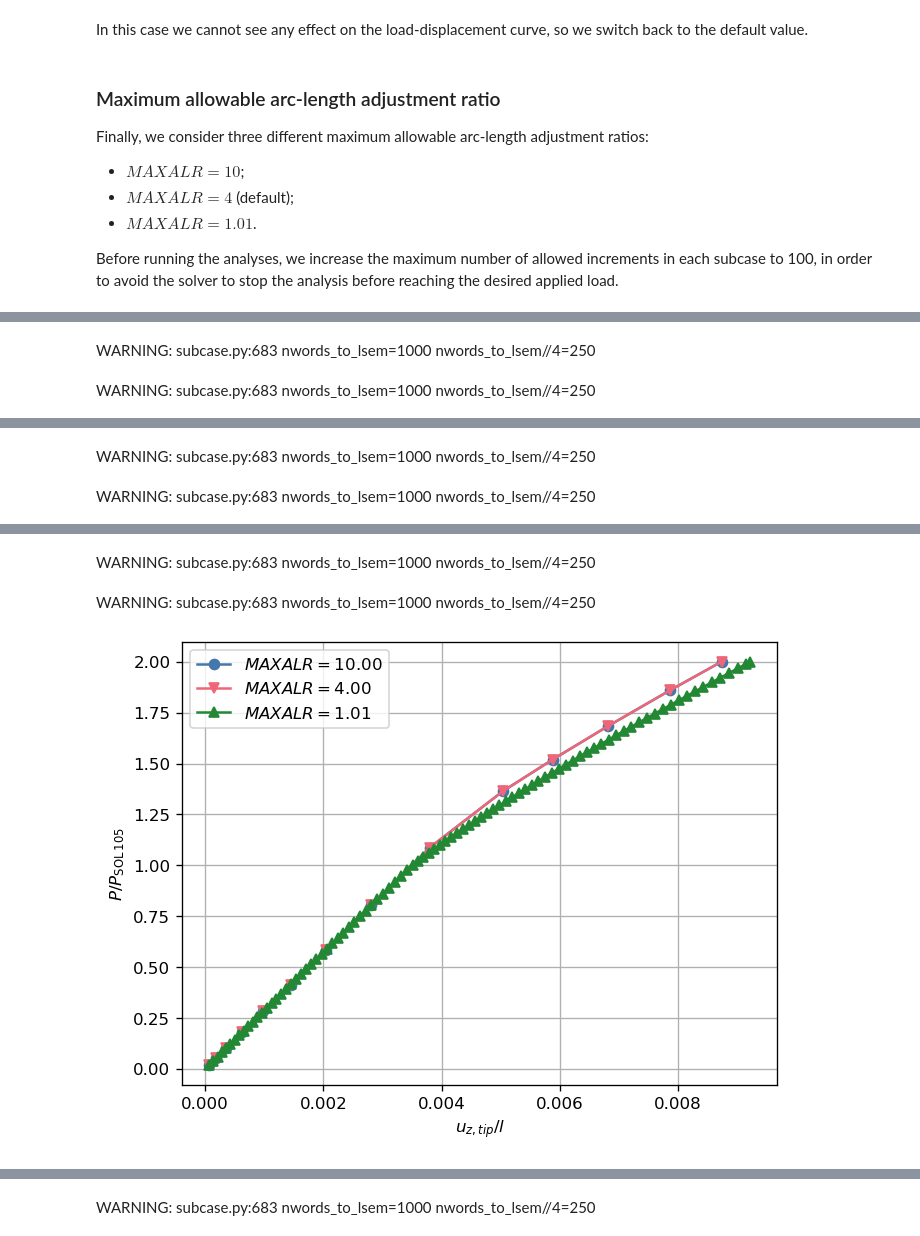
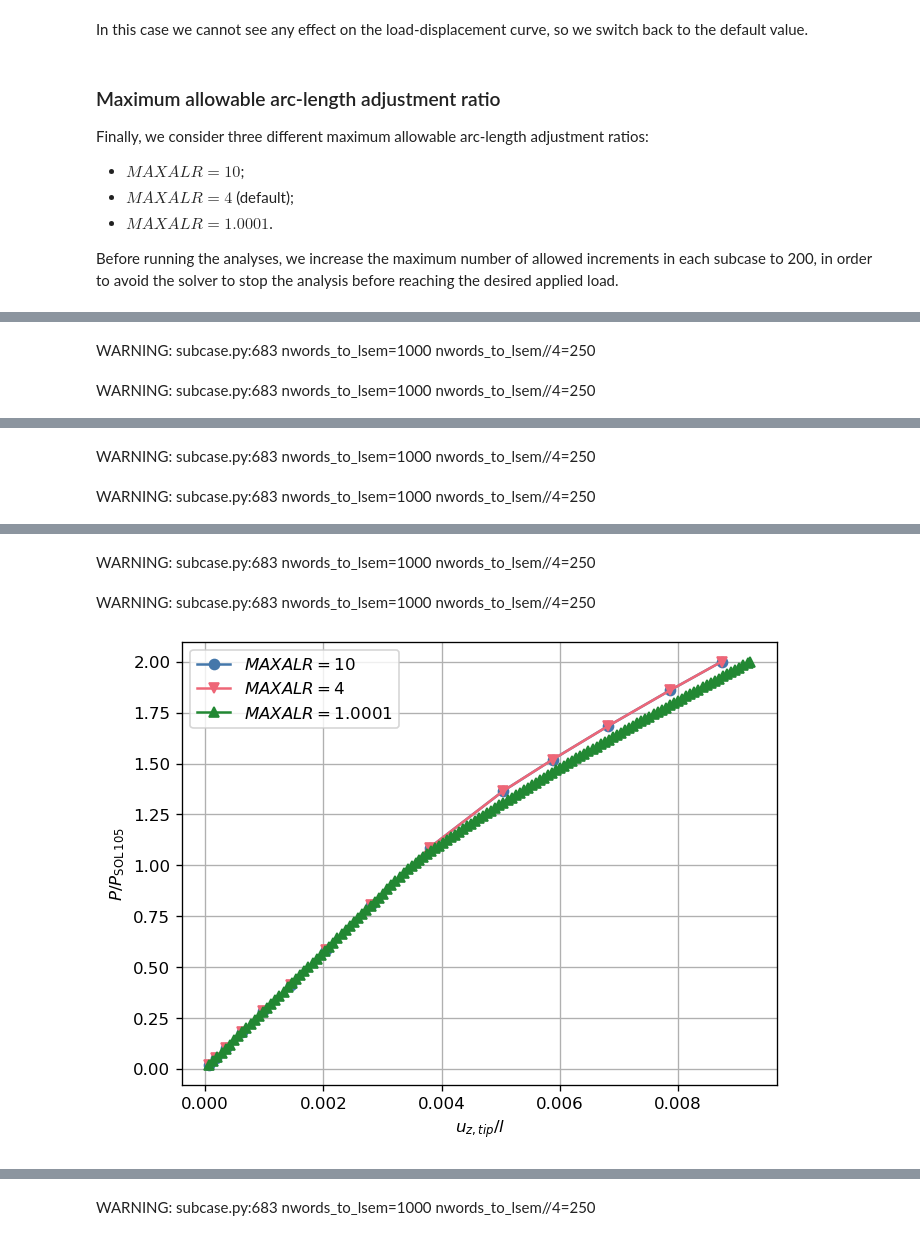
Before and after one commit to fmamitrotta/nonlinear-structural-stability-notebooks, a Jupyter notebook: notebooks/08_Nonlinear_Buckling_Analysis_of_a_Box_Beam_Reinforced_with_Ribs.ipynb, the cells around one changed output, grey strips where cells are left out. Cells and saved outputs as stored; diff of their text form; code cells hidden in the pictures.

```diff
--- a/notebooks/08_Nonlinear_Buckling_Analysis_of_a_Box_Beam_Reinforced_with_Ribs.ipynb
+++ b/notebooks/08_Nonlinear_Buckling_Analysis_of_a_Box_Beam_Reinforced_with_Ribs.ipynb
@@ -464,8 +464,8 @@ initial_load_increments = [.5, .1, .01]  # define list of initial load increment
 _, ax = plt.subplots()
 for count, delta_mu_1 in enumerate(initial_load_increments):
     box_beam_bdf.nlparms[nlparm_id].ninc = int(1/delta_mu_1)
-    input_name = f"nonlinear_analysis_initial_load_increment_{delta_mu_1:.0e}".replace('.','_')
-    plot_load_displacement_diagram(box_beam_bdf, input_name, ax, markers[count], f"$\Delta\mu^1={delta_mu_1:.2f}$", run_flag=False)
+    input_name = f"nonlinear_analysis_initial_load_increment_{delta_mu_1:.9g}".replace('.','_')
+    plot_load_displacement_diagram(box_beam_bdf, input_name, ax, markers[count], f"$\Delta\mu^1={delta_mu_1:.9g}$", run_flag=False)
 
 # Set plot appearance
 plt.xlabel("$u_{z, tip}/l$")
@@ -542,8 +542,8 @@ min_arclength_adjustment_ratios = [.9, .25, .01]  # define list of minimum allow
 _, ax = plt.subplots()
 for count, minalr in enumerate(min_arclength_adjustment_ratios):
     box_beam_bdf.nlpcis[nlparm_id].minalr = minalr
-    input_name = f"nonlinear_analysis_minalr_{minalr:.2f}".replace('.','_')
-    plot_load_displacement_diagram(box_beam_bdf, input_name, ax, markers[count], f"$MINALR={minalr:.2f}$", run_flag=False)
+    input_name = f"nonlinear_analysis_minalr_{minalr:.9g}".replace('.','_')
+    plot_load_displacement_diagram(box_beam_bdf, input_name, ax, markers[count], f"$MINALR={minalr:.9g}$", run_flag=False)
 
 # Set plot appearance
 plt.xlabel('$u_{z, tip}/l$')
@@ -575,19 +575,19 @@ box_beam_bdf.nlpcis[nlparm_id].minalr = .25
 Finally, we consider three different maximum allowable arc-length adjustment ratios:
 - $MAXALR=10$;
 - $MAXALR=4$ (default);
-- $MAXALR=1.01$.
+- $MAXALR=1.0001$.
 
-Before running the analyses, we increase the maximum number of allowed increments in each subcase to 100, in order to avoid the solver to stop the analysis before reaching the desired applied load.
+Before running the analyses, we increase the maximum number of allowed increments in each subcase to 200, in order to avoid the solver to stop the analysis before reaching the desired applied load.
 # %%
-max_arclength_adjustment_ratios = [10., 4., 1.01]  # define list of maximum allowable arc-length adjustment ratios
-box_beam_bdf.nlpcis[nlparm_id].mxinc = 100  # increase maximum number of allowed load increments
+max_arclength_adjustment_ratios = [10., 4., 1.0001]  # define list of maximum allowable arc-length adjustment ratios
+box_beam_bdf.nlpcis[nlparm_id].mxinc = 200  # increase maximum number of allowed load increments
 
 # Create figure, run analysis for each maximum allowable arc-length adjustment ratio and plot load-displacement diagram
 _, ax = plt.subplots()
 for count, maxalr in enumerate(max_arclength_adjustment_ratios):
     box_beam_bdf.nlpcis[nlparm_id].maxalr = maxalr
-    input_name = f"nonlinear_analysis_maxalr_{maxalr:.2f}".replace('.','_')
-    plot_load_displacement_diagram(box_beam_bdf, input_name, ax, markers[count], f"$MAXALR={maxalr:.2f}$", run_flag=False)
+    input_name = f"nonlinear_analysis_maxalr_{maxalr:.9g}".replace('.','_')
+    plot_load_displacement_diagram(box_beam_bdf, input_name, ax, markers[count], f"$MAXALR={maxalr:.9g}$", run_flag=False)
 
 # Set plot appearance
 plt.xlabel("$u_{z, tip}/l$")
@@ -609,6 +609,6 @@ Wall time: 137.0 s
 WARNING: subcase.py:683 nwords_to_lsem=1000 nwords_to_lsem//4=250
 WARNING: subcase.py:683 nwords_to_lsem=1000 nwords_to_lsem//4=250
-[figure, old version]
+[figure, new version]
 # %% [markdown]
 Similarly to the case of the initial load increment, and more evidently here, the three curves appear to describe the same equilibrium path for $P/P_\text{SOL 105}<1$, while beyond the linear buckling load there is a clear difference between the curve with the smallest value of $MAXALR$ and the other two curves. This can be noticed also in the final value of tip displacement.
 
```
Also changed, not shown: parts of 7 cells of this notebook, 59 other files.
